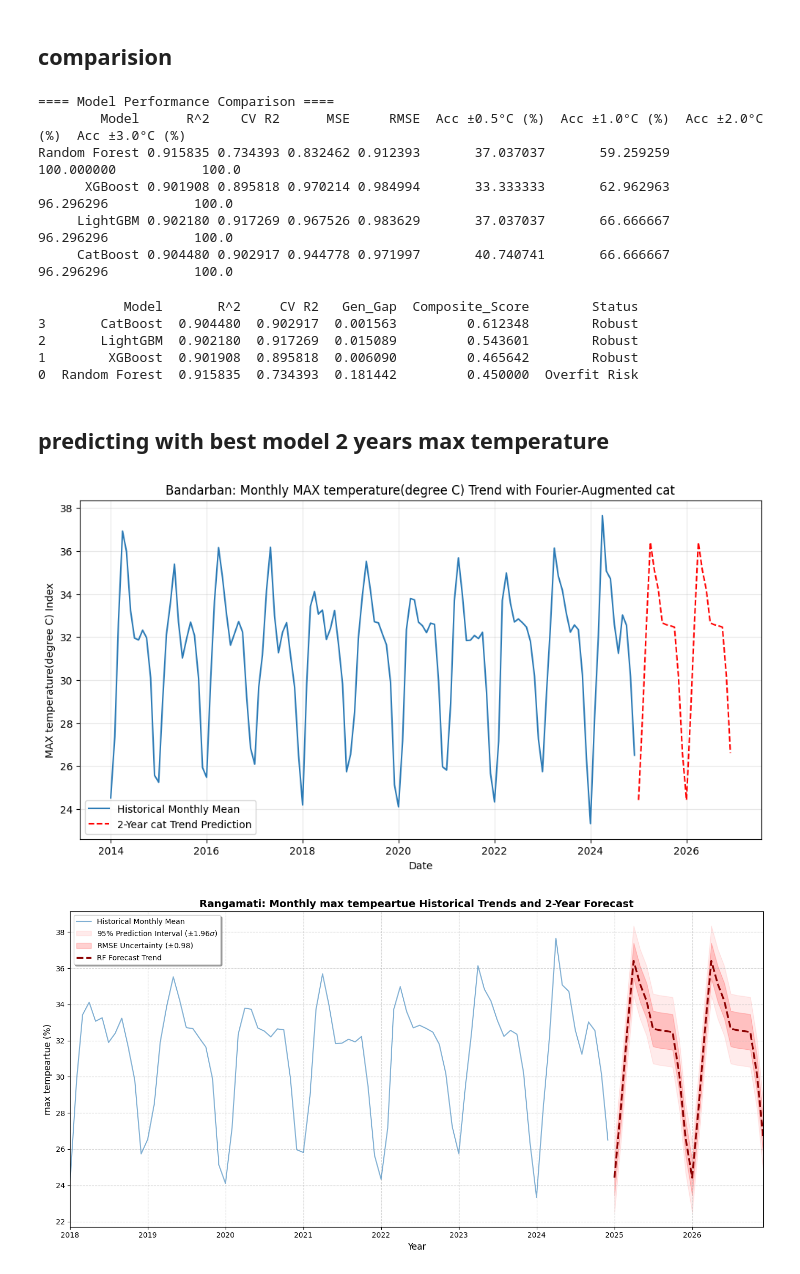
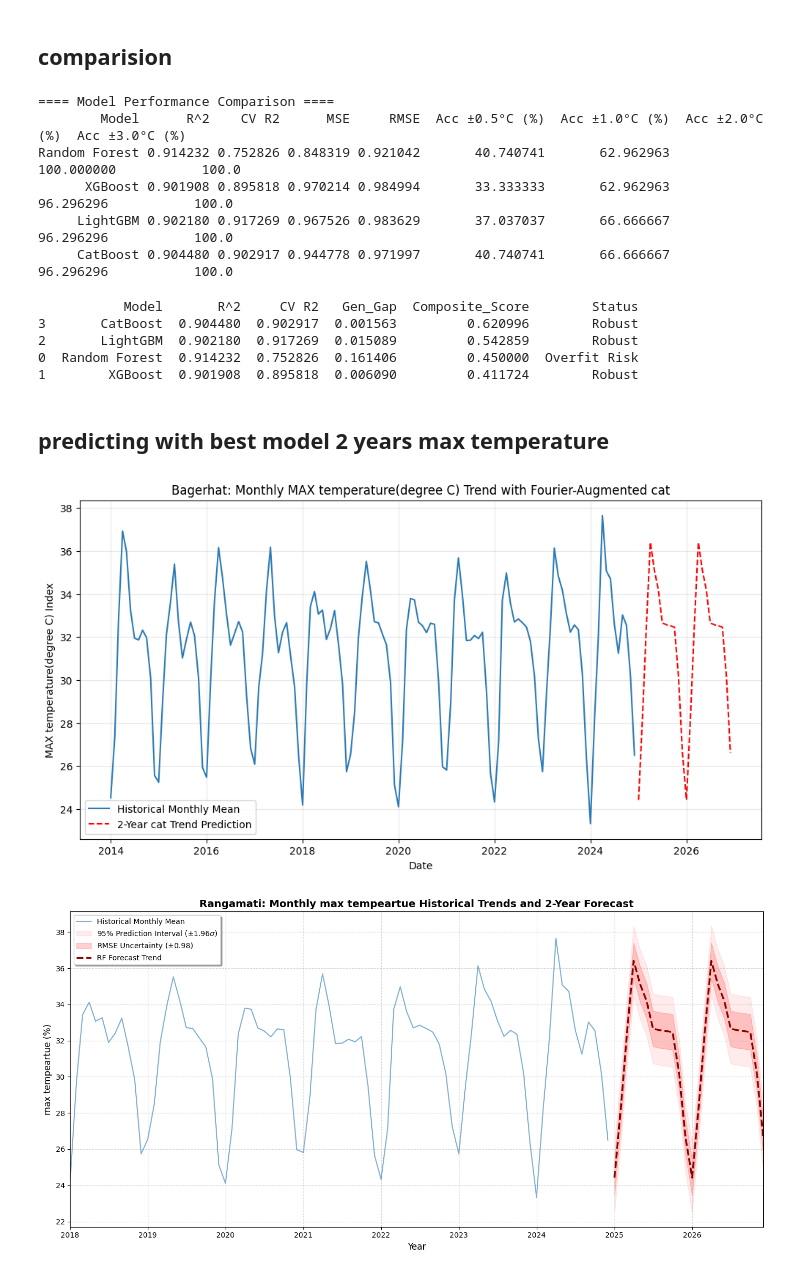
Before and after one commit to not-your-pancake/TCC_Journal, a Jupyter notebook: CCD_Agri_stress/rangamati.ipynb, the cells around one changed output. Cells and saved outputs as stored; diff of their text form; code cells hidden in the pictures.

```diff
--- a/CCD_Agri_stress/rangamati.ipynb
+++ b/CCD_Agri_stress/rangamati.ipynb
@@ -18,14 +20,14 @@ import pandas as pd
 # %%
-df_bandarban = pd.read_csv('../1980-2024-dataset/Bagerhat_historical_weather_1980_2024.csv')
+df_district = pd.read_csv('../1980-2024-dataset/Bagerhat_historical_weather_1980_2024.csv')
 
-df_bandarban = df_bandarban.drop('district', axis =1 )
+df_district = df_district.drop('district', axis =1 )
 
 desired_colmn = ['day', 'month', 'year', 'max_temperature(degree C)','minimum_temperature(degree C)']
-df_bandarban = df_bandarban[desired_colmn]
+df_district = df_district[desired_colmn]
 
-df_bandarban = df_bandarban.dropna()
+df_district = df_district.dropna()
 
-df_bandarban.head()
+df_district.head()
 # %% [output]
 |  | day | month | year | max_temperature(degree C) | minimum_temperature(degree C) |
 | 0 | 1 | 1 | 1980 | 26.1 | 18.1 |
@@ -36,12 +38,12 @@ df_bandarban.head()
 # %%
 import matplotlib.pyplot as plt
 
-if 'date' not in df_bandarban.columns:
-    df_bandarban['date'] = pd.to_datetime(df_bandarban[['year', 'month', 'day']])
+if 'date' not in df_district.columns:
+    df_district['date'] = pd.to_datetime(df_district[['year', 'month', 'day']])
 
 # # show date range
-# min_date = df_bandarban['date'].min()
-# max_date = df_bandarban['date'].max()
+# min_date = df_district['date'].min()
+# max_date = df_district['date'].max()
 # print(f"Date range: {min_date.date()} to {max_date.date()}")
 
 
@@ -49,10 +51,10 @@ if 'date' not in df_bandarban.columns:
 # 2010-2024 dile 96.7% r2 rf
 # 2014/2024 filr 95% r2 xgboost
 # filter data for custom date range: 2020 to 2024
-df_bandarban = df_bandarban[
-    (df_bandarban['date'] >= '2014-01-01') & (df_bandarban['date'] <= '2024-12-31')
+df_district = df_district[
+    (df_district['date'] >= '2014-01-01') & (df_district['date'] <= '2024-12-31')
 ]
-custom_range_df = df_bandarban.copy()
+custom_range_df = df_district.copy()
 
 # show date range
 min_date = custom_range_df['date'].min()
@@ -61,10 +63,10 @@ print(f"Date range: {min_date.date()} to {max_date.date()}")
 
 # plot daily temperature time series
 plt.figure(figsize=(12, 4))
-plt.plot(df_bandarban['date'], df_bandarban['max_temperature(degree C)'], linewidth=0.2)
+plt.plot(df_district['date'], df_district['max_temperature(degree C)'], linewidth=0.2)
 plt.xlabel('Date')
 plt.ylabel('temperature(degree C)')
-plt.title('temperature(degree C) of bandarban ')
+plt.title(f'temperature(degree C) of {district} ')
 plt.grid(True)
 plt.tight_layout()
 plt.show()
@@ -78,7 +80,7 @@ import matplotlib.pyplot as plt
 from sklearn.ensemble import RandomForestRegressor
 
 # 1. Prepare Monthly Data
-df = df_bandarban.copy() # [cite: 101]
+df = df_district.copy() # [cite: 101]
 df['date'] = pd.to_datetime(df[['year', 'month', 'day']]) # [cite: 116]
 df_monthly_temp = df.set_index('date')['max_temperature(degree C)'].resample('MS').mean().reset_index()
 df_monthly_temp = df_monthly_temp.dropna()
@@ -497,7 +499,7 @@ print(model_performance.to_string(index=False))
 # %% [output]
 ==== Model Performance Comparison ====
         Model      R^2    CV R2      MSE     RMSE  Acc ±0.5°C (%)  Acc ±1.0°C (%)  Acc ±2.0°C (%)  Acc ±3.0°C (%)
-Random Forest 0.915835 0.734393 0.832462 0.912393       37.037037       59.259259      100.000000           100.0
+Random Forest 0.914232 0.752826 0.848319 0.921042       40.740741       62.962963      100.000000           100.0
       XGBoost 0.901908 0.895818 0.970214 0.984994       33.333333       62.962963       96.296296           100.0
      LightGBM 0.902180 0.917269 0.967526 0.983629       37.037037       66.666667       96.296296           100.0
      CatBoost 0.904480 0.902917 0.944778 0.971997       40.740741       66.666667       96.296296           100.0
@@ -548,10 +550,10 @@ journal_results = select_best_model_journal(model_performance)
 print(journal_results[['Model', 'R^2', 'CV R2', 'Gen_Gap', 'Composite_Score', 'Status']])
 # %% [output]
            Model       R^2     CV R2   Gen_Gap  Composite_Score        Status
-3       CatBoost  0.904480  0.902917  0.001563         0.612348        Robust
-2       LightGBM  0.902180  0.917269  0.015089         0.543601        Robust
-1        XGBoost  0.901908  0.895818  0.006090         0.465642        Robust
-0  Random Forest  0.915835  0.734393  0.181442         0.450000  Overfit Risk
+3       CatBoost  0.904480  0.902917  0.001563         0.620996        Robust
+2       LightGBM  0.902180  0.917269  0.015089         0.542859        Robust
+0  Random Forest  0.914232  0.752826  0.161406         0.450000  Overfit Risk
+1        XGBoost  0.901908  0.895818  0.006090         0.411724        Robust
 # %% [markdown]
 ## predicting with best model 2 years max temperature
 # %%
@@ -561,7 +563,7 @@ import matplotlib.pyplot as plt
 from sklearn.ensemble import RandomForestRegressor
 
 # 1. Prepare Monthly Data
-df = df_bandarban.copy() # [cite: 101]
+df = df_district.copy() # [cite: 101]
 df['date'] = pd.to_datetime(df[['year', 'month', 'day']])
 df_monthly = df.set_index('date')['max_temperature(degree C)'].resample('MS').mean().reset_index()
 
@@ -598,35 +600,35 @@ cat_model = CatBoostRegressor(
     loss_function='RMSE',      # Standard for regression; 'Huber' is also an option if data is noisy
     od_type='Iter',            # Overfitting detector
     od_wait=50,                # Stop early if the trend isn't improving
 
     random_seed=42,
     verbose=0
 )
 
 
 cat_model.fit(X_train, y_train)
 
 # 5. Predict 2 Years Future (24 months)
 last_date = df_features['date'].max()
 future_dates = pd.date_range(start=last_date + pd.DateOffset(months=1), periods=24, freq='MS')
 future_df = pd.DataFrame({'date': future_dates})
 future_df['year_val'] = future_df['date'].dt.year
 future_df = add_fourier_features(future_df)
 
 predictions_max_temp = cat_model.predict(future_df[FEATURES])
 
 # 6. Visualization
 plt.figure(figsize=(12, 6))
 plt.plot(df_features['date'], y, label='Historical Monthly Mean', color='#2c7bb6') # [cite: 80]
 plt.plot(future_dates, predictions_max_temp, label='2-Year cat Trend Prediction', linestyle='--', color='red')
-plt.title('Bandarban: Monthly MAX temperature(degree C) Trend with Fourier-Augmented cat')
+plt.title(f'{district}: Monthly MAX temperature(degree C) Trend with Fourier-Augmented cat')
 plt.xlabel('Date')
 plt.ylabel('MAX temperature(degree C) Index')
 plt.legend()
 plt.grid(True, alpha=0.3)
 plt.show()
 # %% [output]
-[figure, old version]
+[figure, new version]
 # %%
 # 5. Predict 2 Years Future with Empirical Validation
 mean_preds = cat_model.predict(future_df[FEATURES])
```
Also changed, not shown: parts of 13 cells of this notebook, 4 other files.
